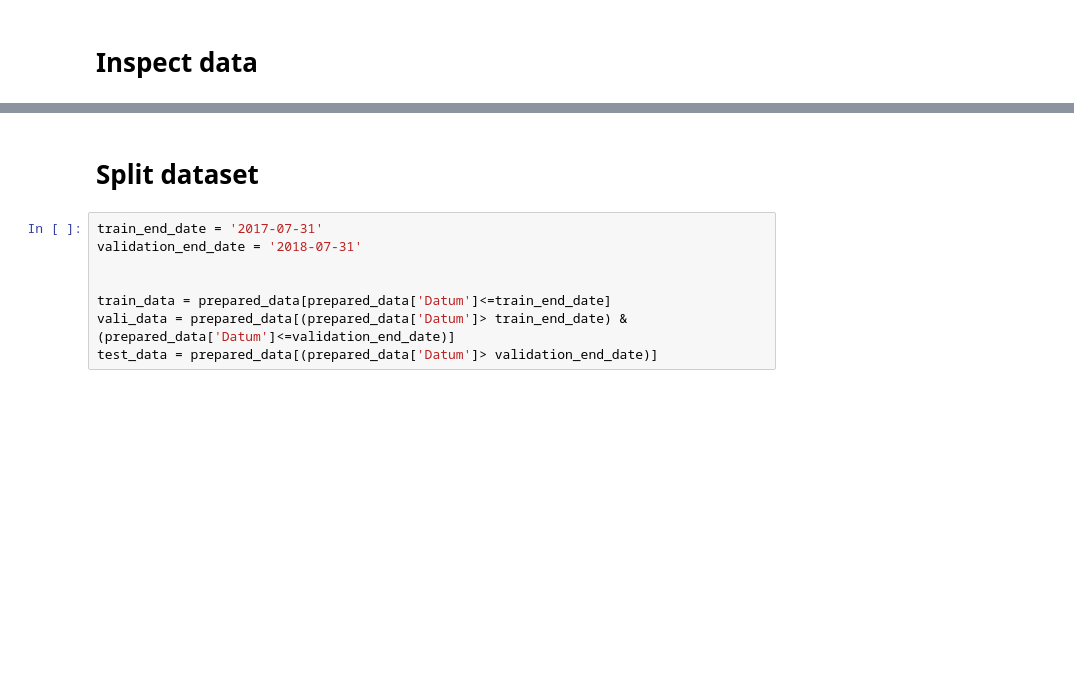
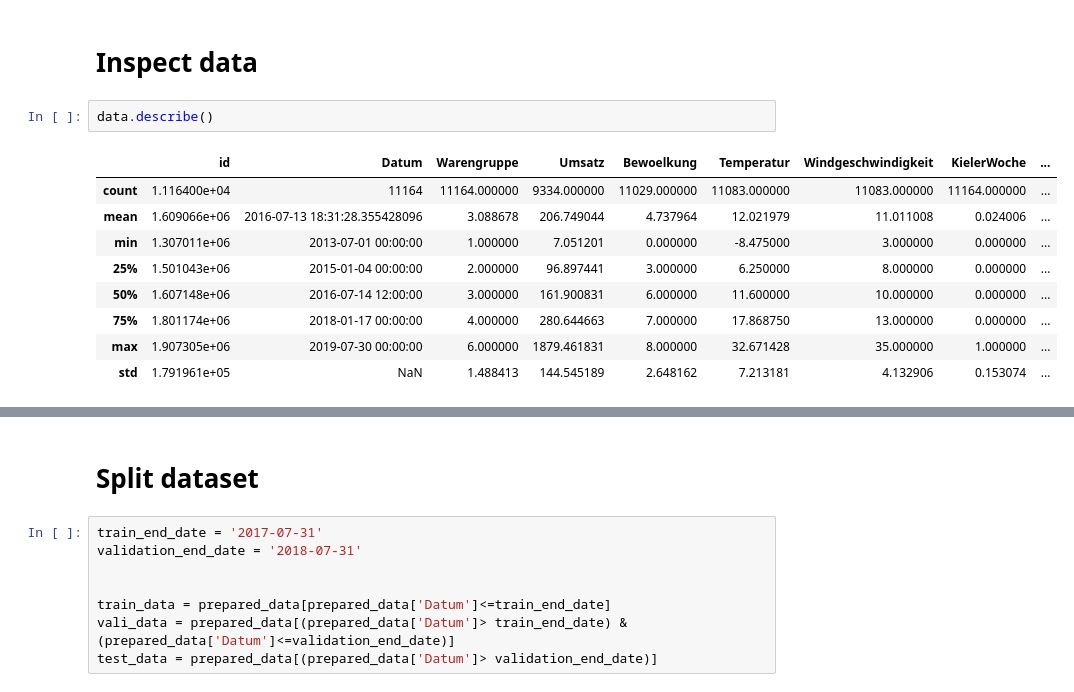
Before and after one commit to thorsten789/bakery_sales_prediction, a Jupyter notebook: 3_Model/Amy/Neural_network.ipynb, the cells around one changed output, grey strips where cells are left out. Cells and saved outputs as stored; diff of their text form; blank space fills up the shorter version.

```diff
--- a/3_Model/Amy/Neural_network.ipynb
+++ b/3_Model/Amy/Neural_network.ipynb
@@ -20,5 +22,17 @@ data.head()  # Print first few rows to verify
 # %% [markdown]
 # Inspect data
+# %%
+data.describe()
+# %% [output]
+|  | id | Datum | Warengruppe | Umsatz | Bewoelkung | Temperatur | Windgeschwindigkeit | KielerWoche | ... |
+| count | 1.116400e+04 | 11164 | 11164.000000 | 9334.000000 | 11029.000000 | 11083.000000 | 11083.000000 | 11164.000000 | ... |
+| mean | 1.609066e+06 | 2016-07-13 18:31:28.355428096 | 3.088678 | 206.749044 | 4.737964 | 12.021979 | 11.011008 | 0.024006 | ... |
+| min | 1.307011e+06 | 2013-07-01 00:00:00 | 1.000000 | 7.051201 | 0.000000 | -8.475000 | 3.000000 | 0.000000 | ... |
+| 25% | 1.501043e+06 | 2015-01-04 00:00:00 | 2.000000 | 96.897441 | 3.000000 | 6.250000 | 8.000000 | 0.000000 | ... |
+| 50% | 1.607148e+06 | 2016-07-14 12:00:00 | 3.000000 | 161.900831 | 6.000000 | 11.600000 | 10.000000 | 0.000000 | ... |
+| 75% | 1.801174e+06 | 2018-01-17 00:00:00 | 4.000000 | 280.644663 | 7.000000 | 17.868750 | 13.000000 | 0.000000 | ... |
+| max | 1.907305e+06 | 2019-07-30 00:00:00 | 6.000000 | 1879.461831 | 8.000000 | 32.671428 | 35.000000 | 1.000000 | ... |
+| std | 1.791961e+05 | NaN | 1.488413 | 144.545189 | 2.648162 | 7.213181 | 4.132906 | 0.153074 | ... |
 # %%
 data.info()
 # %% [output]
```
Also changed, not shown: parts of 28 cells of this notebook, 1 other file.
